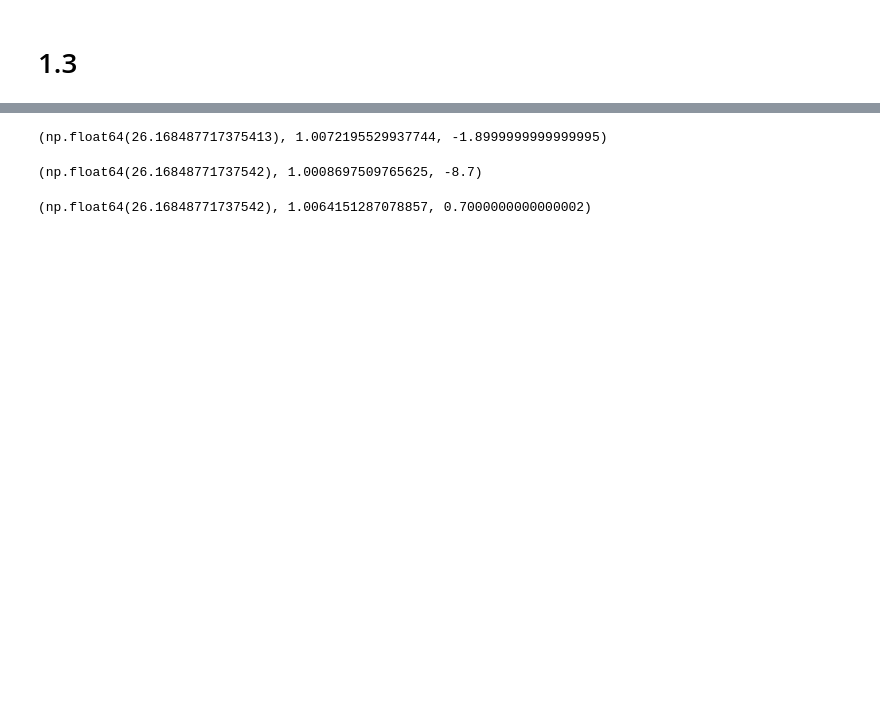
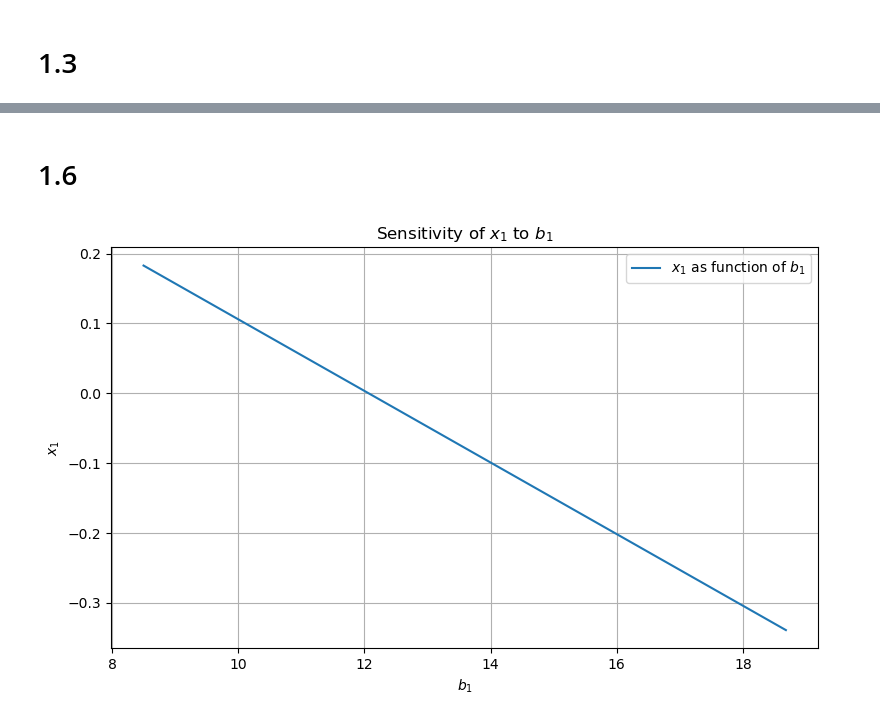
Before and after one commit to AmalieEBjerrum/Constrained_optimisation, a Jupyter notebook: Pythoncode_Constrained_Optimization_EXAM.ipynb, the cells around one changed output, grey strips where cells are left out. Saved outputs shown, nothing was run; the diff lists cells and outputs as text; code cells hidden in the pictures; blank space fills up the shorter version.

```diff
--- a/Pythoncode_Constrained_Optimization_EXAM.ipynb
+++ b/Pythoncode_Constrained_Optimization_EXAM.ipynb
@@ -215,19 +166,29 @@ def generate_test_problem(n, beta, alpha):
     mask_A = np.random.rand(m, n) > 0.85
     A[mask_A] = 0
 
+    # Transpose A so shape is (n × m), as expected by solver
+    A = A.T
+
     # Generate random vector b
     b = np.random.randn(m)
 
     return H, g, A, b
 
 def compute_lagrangian(H, g, A, b, x, lam):
-    L = 0.5 * x.T @ H @ x + g.T @ x - lam.T @ (A @ x - b)
+    L = 0.5 * x.T @ H @ x + g.T @ x - np.dot(lam, (A.T @ x - b))
     return L
 # %%
 # Parameters
 n = 100  # Size of x
 beta = 0.5  # Ratio for size of A
-alpha = 0.1  # Regularization parameter
+alpha = 1.0 # Regularization parameter
 
 # Generate test problem
+np.random.seed(237)  # Set seed once, before generating data
 H, g, A, b = generate_test_problem(n, beta, alpha)
+
+# Print the variables, so it can be used in MatLab as well
+print("x:", x)
+print("lam:", lam)
+print("A:", (A))
+print("b:", b)
@@ -250,18 +247,2 @@ L, time1, cpu1
-# %%
-x, lam, time1, cpu1 = EqualityQPSolver(H, g, A, b, 'LUsparse')
-L = compute_lagrangian(H, g, A, b, x, lam)
-L, time1, cpu1
-# %% [output]
-(np.float64(26.168487717375413), 1.0072195529937744, -1.8999999999999995)
-# %%
-x, lam, time1, cpu1 = EqualityQPSolver(H, g, A, b, 'RangeSpace')
-L = compute_lagrangian(H, g, A, b, x, lam)
-L, time1, cpu1
-# %% [output]
-(np.float64(26.16848771737542), 1.0008697509765625, -8.7)
-# %%
-x, lam, time1, cpu1 = EqualityQPSolver(H, g, A, b, 'NullSpace')
-L = compute_lagrangian(H, g, A, b, x, lam)
-L, time1, cpu1
-# %% [output]
-(np.float64(26.16848771737542), 1.0064151287078857, 0.7000000000000002)
+# %% [markdown]
+# 1.6
@@ -267,0 +267,41 @@ L, time1, cpu1
+# %%
+# Parameters
+H = np.array([
+    [6.0000, 1.8600, 1.2400, 1.4800, -0.4600],
+    [1.8600, 4.0000, 0.4400, 1.1200, 0.5200],
+    [1.2400, 0.4400, 3.8000, 1.5600, -0.5400],
+    [1.4800, 1.1200, 1.5600, 7.2000, -1.1200],
+    [-0.4600, 0.5200, -0.5400, -1.1200, 7.8000]
+])
+
+g = np.array([-16.1000, -8.5000, -15.7000, -10.0200, -18.6800])
+
+A = np.array([
+    [16.1000, 1.0000],
+    [8.5000, 1.0000],
+    [15.7000, 1.0000],
+    [10.0200, 1.0000],
+    [18.6800, 1.0000]
+])
+
+# Vary b[0] from 8.5 to 18.68
+b1_values = np.linspace(8.5, 18.68, 100)
+x1_values = []
+
+for b1 in b1_values:
+    b = np.array([b1, 1.0])
+    x, _, _, _ = EqualityQPSolver(H, g, A, b, 'LUdense')  # Ignore extras if not needed
+    x1_values.append(x[0])
+
+# Plotting
+plt.figure(figsize=(8, 5))
+plt.plot(b1_values, x1_values, label=r'$x_1$ as function of $b_1$')
+plt.xlabel(r'$b_1$')
+plt.ylabel(r'$x_1$')
+plt.title(r'Sensitivity of $x_1$ to $b_1$')
+plt.grid(True)
+plt.legend()
+plt.tight_layout()
+plt.show()
+# %% [output]
+[figure, added]
```
Also changed, not shown: parts of 11 cells of this notebook, 2 other files.
